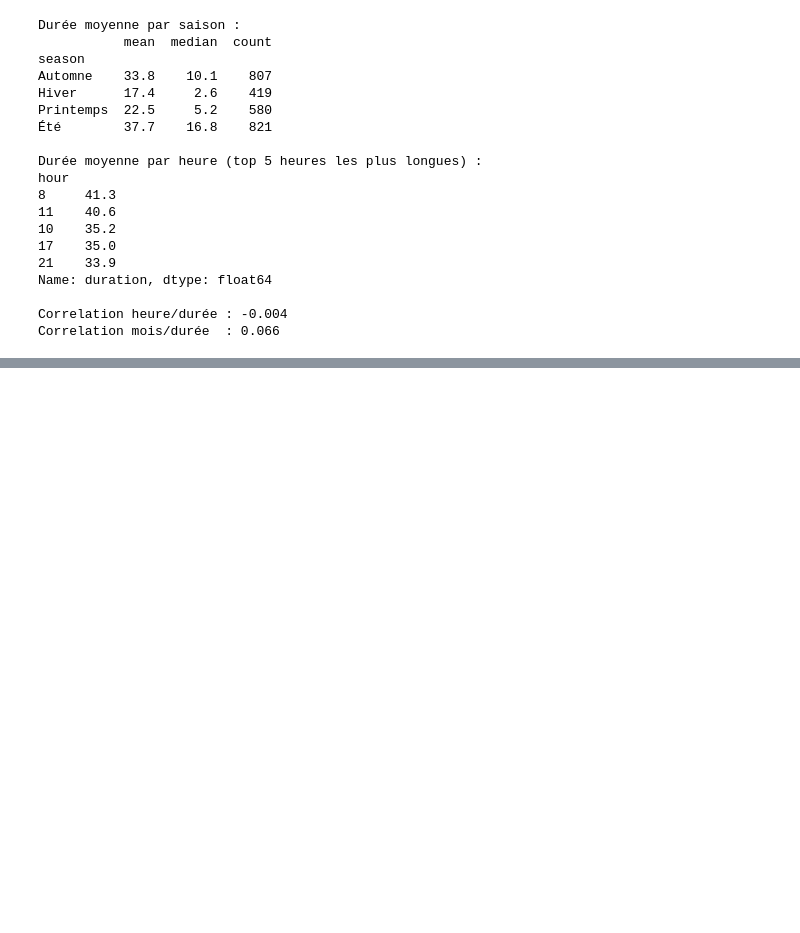
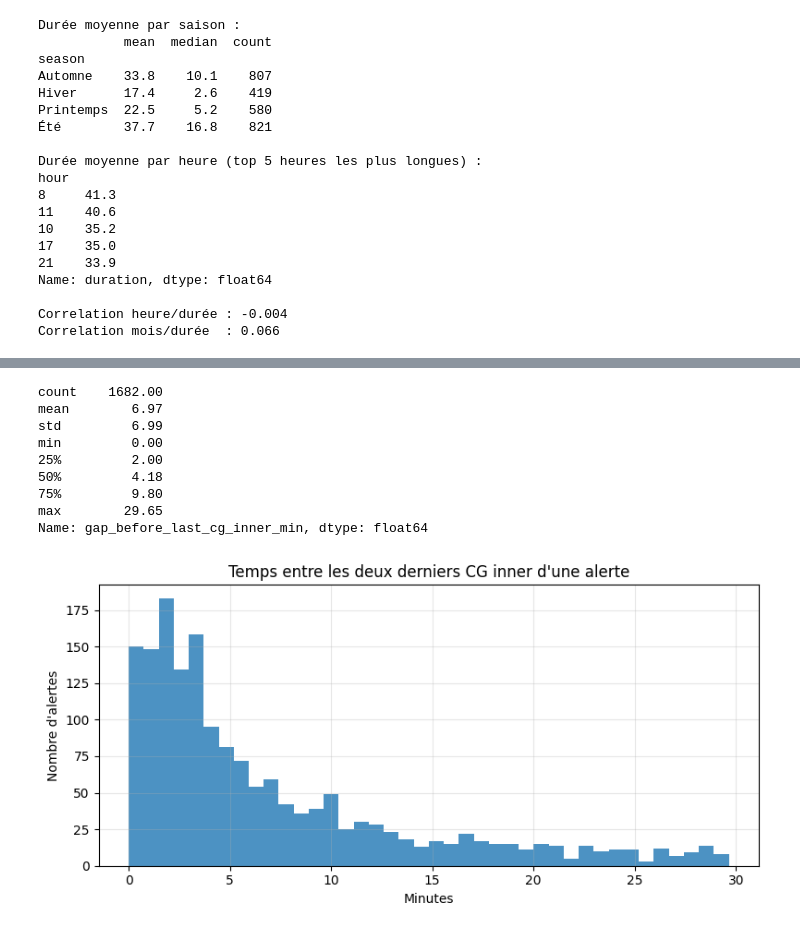
Before and after one commit to N-Mehdi/Dataverse, a Jupyter notebook: data/exploration.ipynb, the cells around one changed output, grey strips where cells are left out. Cells and saved outputs as stored; diff of their text form; code cells hidden in the pictures; blank space fills up the shorter version.

```diff
--- a/data/exploration.ipynb
+++ b/data/exploration.ipynb
@@ -234,0 +426,42 @@ Correlation mois/durée  : 0.066
+# %%
+cg_inner = df_raw[
+    (df_raw["type"] == "CG") &
+    (df_raw["dist"] < 20) &
+    (df_raw["airport_alert_id"].notna())
+].copy()
+
+last_two = (
+    cg_inner.sort_values(["airport", "airport_alert_id", "date"])
+    .groupby(["airport", "airport_alert_id"])["date"]
+    .apply(lambda s: s.tail(2).tolist())
+    .reset_index(name="last_two_dates")
+)
+
+def gap_last_two(x):
+    if len(x) < 2:
+        return np.nan
+    return (x[-1] - x[-2]).total_seconds() / 60
+
+last_two["gap_before_last_cg_inner_min"] = last_two["last_two_dates"].apply(gap_last_two)
+
+print(last_two["gap_before_last_cg_inner_min"].describe().round(2))
+
+plt.figure(figsize=(8, 4))
+plt.hist(last_two["gap_before_last_cg_inner_min"].dropna(), bins=40, alpha=0.8)
+plt.title("Temps entre les deux derniers CG inner d'une alerte")
+plt.xlabel("Minutes")
+plt.ylabel("Nombre d'alertes")
+plt.grid(alpha=0.3)
+plt.tight_layout()
+plt.show()
+# %% [output]
+count    1682.00
+mean        6.97
+std         6.99
+min         0.00
+25%         2.00
+50%         4.18
+75%         9.80
+max        29.65
+Name: gap_before_last_cg_inner_min, dtype: float64
+[figure, added]
```
Also changed, not shown: parts of 24 cells of this notebook.
